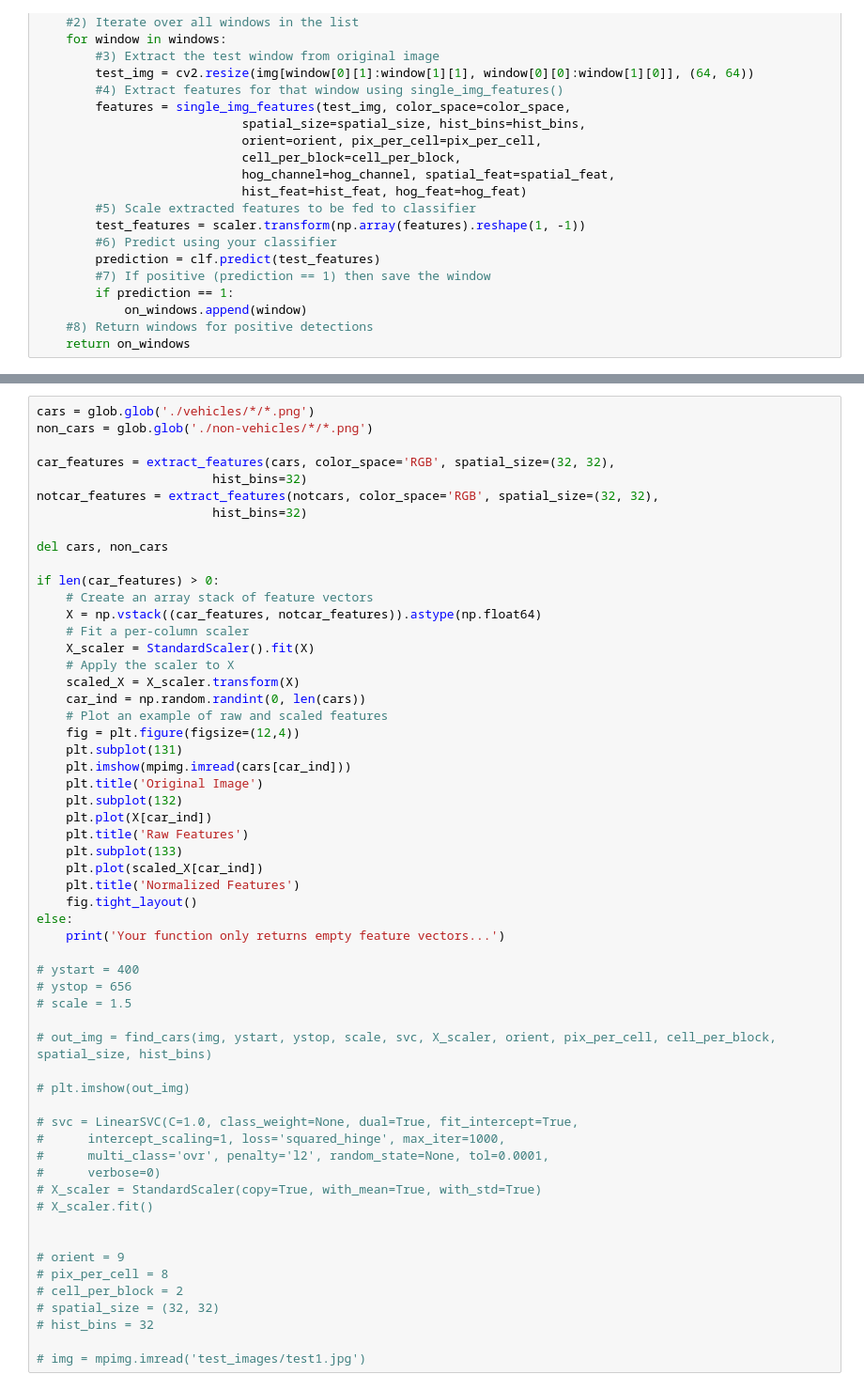
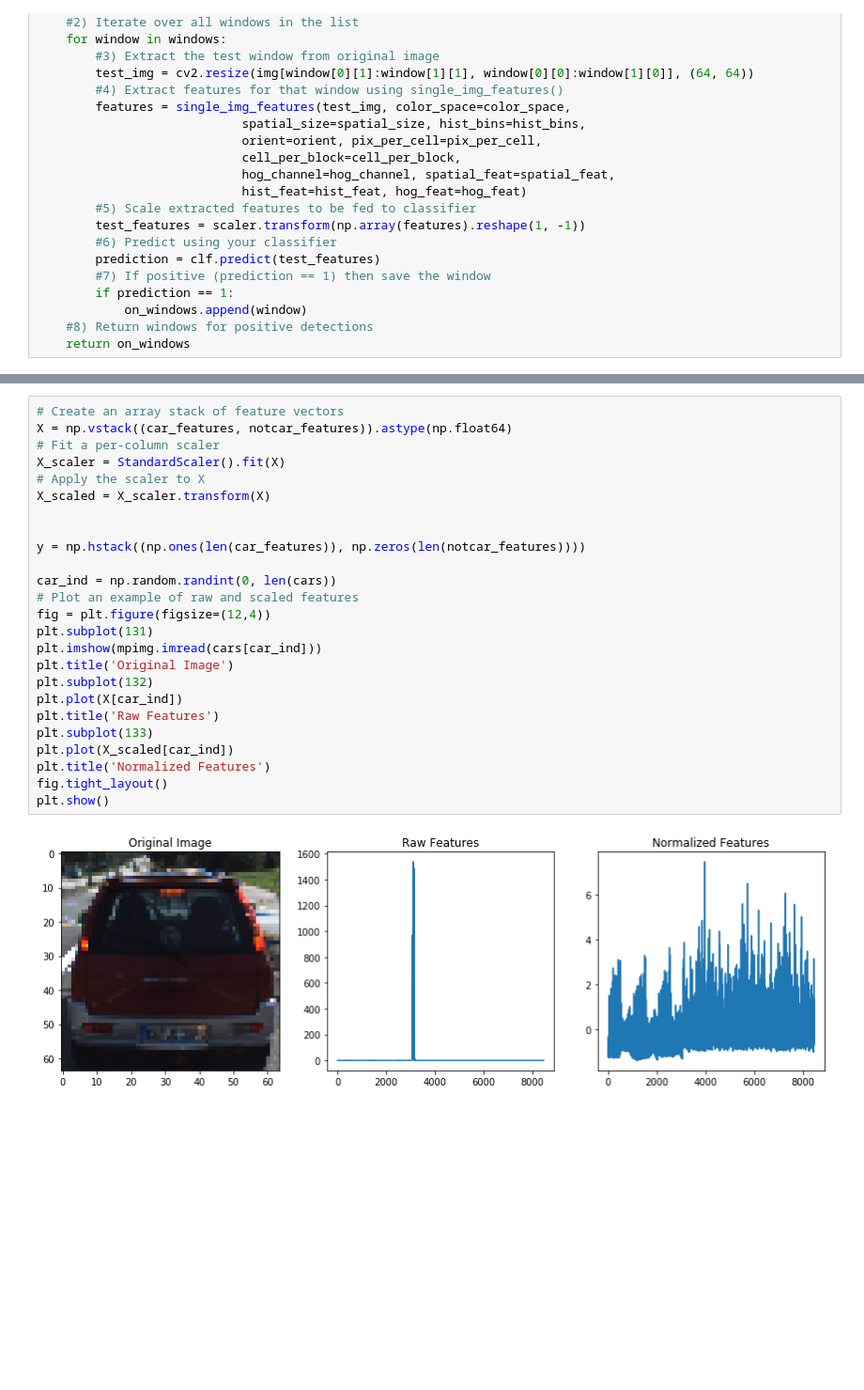
Before and after one commit to sebasibarguen/CarND-Vehicle-Detection, a Jupyter notebook: Bounding Box.ipynb, the cells around one changed output, grey strips where cells are left out. Shown at 94% size. Drawn from its saved outputs; the diff is of its cells as text; blank space fills up the shorter version.

```diff
--- a/Bounding Box.ipynb
+++ b/Bounding Box.ipynb
@@ -313,57 +338,27 @@ def find_cars(img, ystart, ystop, scale, svc, X_scaler, orient, pix_per_cell, ce
 # %%
-cars = glob.glob('./vehicles/*/*.png')
-non_cars = glob.glob('./non-vehicles/*/*.png')
-
-car_features = extract_features(cars, color_space='RGB', spatial_size=(32, 32),
-                        hist_bins=32)
-notcar_features = extract_features(notcars, color_space='RGB', spatial_size=(32, 32),
-                        hist_bins=32)
-
-del cars, non_cars
-
-if len(car_features) > 0:
-    # Create an array stack of feature vectors
-    X = np.vstack((car_features, notcar_features)).astype(np.float64)
-    # Fit a per-column scaler
-    X_scaler = StandardScaler().fit(X)
-    # Apply the scaler to X
-    scaled_X = X_scaler.transform(X)
-    car_ind = np.random.randint(0, len(cars))
-    # Plot an example of raw and scaled features
-    fig = plt.figure(figsize=(12,4))
-    plt.subplot(131)
-    plt.imshow(mpimg.imread(cars[car_ind]))
-    plt.title('Original Image')
-    plt.subplot(132)
-    plt.plot(X[car_ind])
-    plt.title('Raw Features')
-    plt.subplot(133)
-    plt.plot(scaled_X[car_ind])
-    plt.title('Normalized Features')
-    fig.tight_layout()
-else:
-    print('Your function only returns empty feature vectors...')
-
-# ystart = 400
-# ystop = 656
-# scale = 1.5
-
-# out_img = find_cars(img, ystart, ystop, scale, svc, X_scaler, orient, pix_per_cell, cell_per_block, spatial_size, hist_bins)
-
-# plt.imshow(out_img)
-
-# svc = LinearSVC(C=1.0, class_weight=None, dual=True, fit_intercept=True,
-#      intercept_scaling=1, loss='squared_hinge', max_iter=1000,
-#      multi_class='ovr', penalty='l2', random_state=None, tol=0.0001,
-#      verbose=0)
-# X_scaler = StandardScaler(copy=True, with_mean=True, with_std=True)
-# X_scaler.fit()
+# Create an array stack of feature vectors
+X = np.vstack((car_features, notcar_features)).astype(np.float64)
+# Fit a per-column scaler
+X_scaler = StandardScaler().fit(X)
+# Apply the scaler to X
+X_scaled = X_scaler.transform(X)
 
 
-# orient = 9
-# pix_per_cell = 8
-# cell_per_block = 2
-# spatial_size = (32, 32)
-# hist_bins = 32
+y = np.hstack((np.ones(len(car_features)), np.zeros(len(notcar_features))))
 
-# img = mpimg.imread('test_images/test1.jpg')
+car_ind = np.random.randint(0, len(cars))
+# Plot an example of raw and scaled features
+fig = plt.figure(figsize=(12,4))
+plt.subplot(131)
+plt.imshow(mpimg.imread(cars[car_ind]))
+plt.title('Original Image')
+plt.subplot(132)
+plt.plot(X[car_ind])
+plt.title('Raw Features')
+plt.subplot(133)
+plt.plot(X_scaled[car_ind])
+plt.title('Normalized Features')
+fig.tight_layout()
+plt.show()
+# %% [output]
+[figure, added]
```
Also changed, not shown: parts of 6 cells of this notebook, 1 other file.
